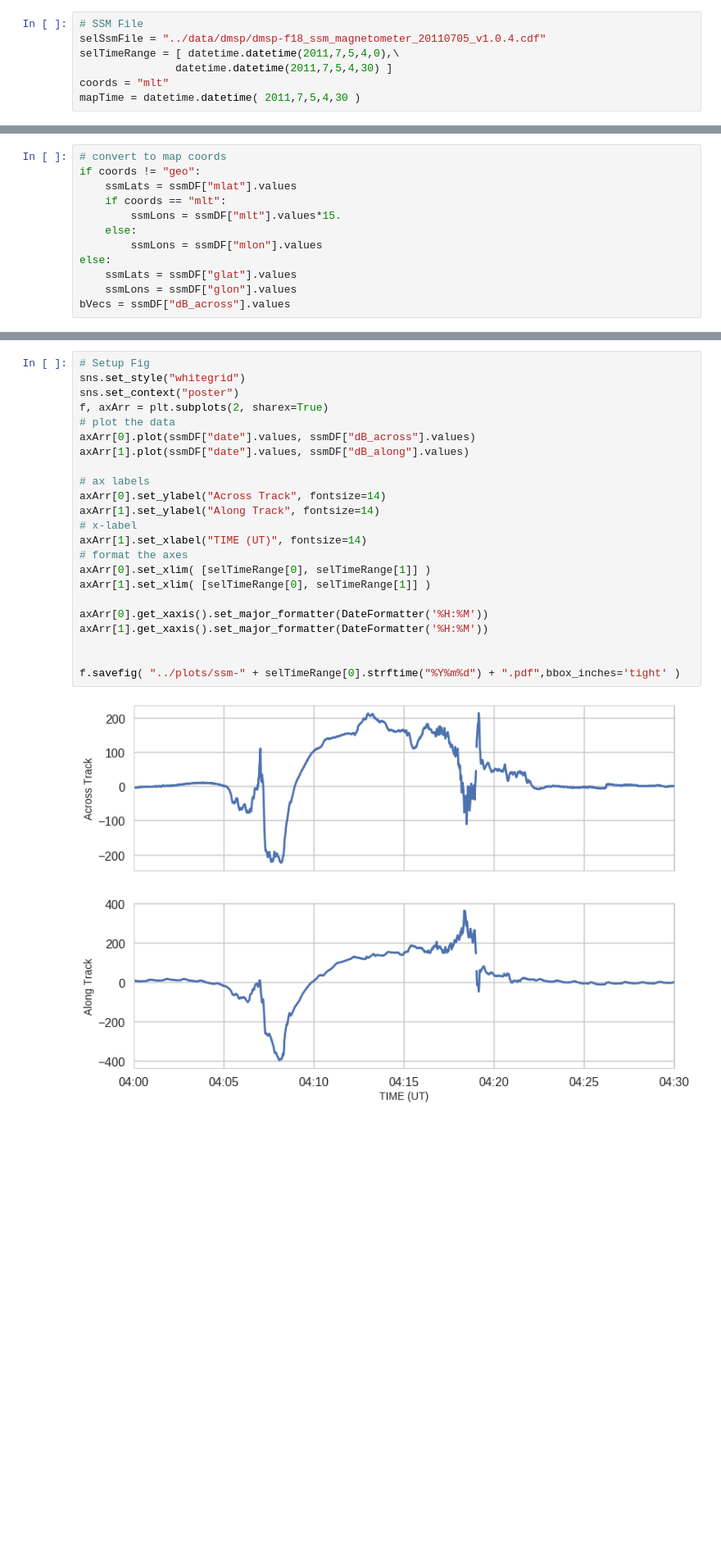
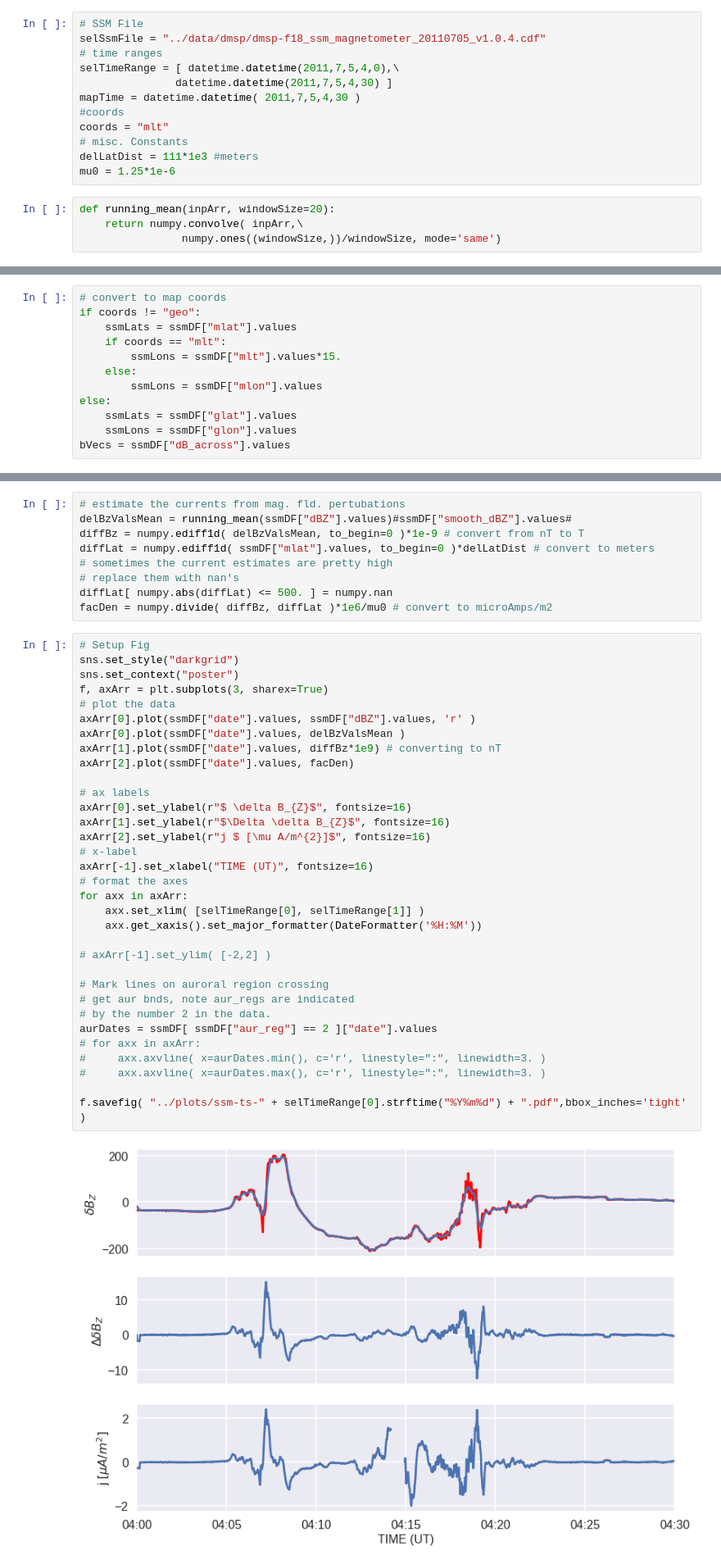
Before and after one commit to bharatreddy/scwsaps, a Jupyter notebook: ipy/ssm-20110705.ipynb, the cells around one changed output, grey strips where cells are left out. Shown at 82% size. Drawn from its saved outputs; the diff is of its cells as text; blank space fills up the shorter version.

```diff
--- a/ipy/ssm-20110705.ipynb
+++ b/ipy/ssm-20110705.ipynb
@@ -16,10 +16,19 @@ Populating the interactive namespace from numpy and matplotlib
 # %%
 # SSM File
 selSsmFile = "../data/dmsp/dmsp-f18_ssm_magnetometer_20110705_v1.0.4.cdf"
+# time ranges
 selTimeRange = [ datetime.datetime(2011,7,5,4,0),\
                datetime.datetime(2011,7,5,4,30) ]
+mapTime = datetime.datetime( 2011,7,5,4,30 )
+#coords
 coords = "mlt"
-mapTime = datetime.datetime( 2011,7,5,4,30 )
+# misc. Constants
+delLatDist = 111*1e3 #meters
+mu0 = 1.25*1e-6
+# %%
+def running_mean(inpArr, windowSize=20):
+    return numpy.convolve( inpArr,\
+                numpy.ones((windowSize,))/windowSize, mode='same')
 # %%
 cdf = pycdf.CDF(selSsmFile)
 # create a SSMDF
@@ -113,25 +138,44 @@ WARNING:root:setting dateTime to datetime
+# %%
+# estimate the currents from mag. fld. pertubations
+delBzValsMean = running_mean(ssmDF["dBZ"].values)#ssmDF["smooth_dBZ"].values#
+diffBz = numpy.ediff1d( delBzValsMean, to_begin=0 )*1e-9 # convert from nT to T
+diffLat = numpy.ediff1d( ssmDF["mlat"].values, to_begin=0 )*delLatDist # convert to meters
+# sometimes the current estimates are pretty high
+# replace them with nan's
+diffLat[ numpy.abs(diffLat) <= 500. ] = numpy.nan
+facDen = numpy.divide( diffBz, diffLat )*1e6/mu0 # convert to microAmps/m2
 # %%
 # Setup Fig
-sns.set_style("whitegrid")
+sns.set_style("darkgrid")
 sns.set_context("poster")
-f, axArr = plt.subplots(2, sharex=True)
+f, axArr = plt.subplots(3, sharex=True)
 # plot the data
-axArr[0].plot(ssmDF["date"].values, ssmDF["dB_across"].values)
-axArr[1].plot(ssmDF["date"].values, ssmDF["dB_along"].values)
+axArr[0].plot(ssmDF["date"].values, ssmDF["dBZ"].values, 'r' )
+axArr[0].plot(ssmDF["date"].values, delBzValsMean )
+axArr[1].plot(ssmDF["date"].values, diffBz*1e9) # converting to nT
+axArr[2].plot(ssmDF["date"].values, facDen)
 
 # ax labels
-axArr[0].set_ylabel("Across Track", fontsize=14)
-axArr[1].set_ylabel("Along Track", fontsize=14)
+axArr[0].set_ylabel(r"$ \delta B_{Z}$", fontsize=16)
+axArr[1].set_ylabel(r"$\Delta \delta B_{Z}$", fontsize=16)
+axArr[2].set_ylabel(r"j $ [\mu A/m^{2}]$", fontsize=16)
 # x-label
-axArr[1].set_xlabel("TIME (UT)", fontsize=14)
+axArr[-1].set_xlabel("TIME (UT)", fontsize=16)
 # format the axes
-axArr[0].set_xlim( [selTimeRange[0], selTimeRange[1]] )
-axArr[1].set_xlim( [selTimeRange[0], selTimeRange[1]] )
+for axx in axArr:
+    axx.set_xlim( [selTimeRange[0], selTimeRange[1]] )
+    axx.get_xaxis().set_major_formatter(DateFormatter('%H:%M'))
 
-axArr[0].get_xaxis().set_major_formatter(DateFormatter('%H:%M'))
-axArr[1].get_xaxis().set_major_formatter(DateFormatter('%H:%M'))
+# axArr[-1].set_ylim( [-2,2] )
 
+# Mark lines on auroral region crossing
+# get aur bnds, note aur_regs are indicated
+# by the number 2 in the data.
+aurDates = ssmDF[ ssmDF["aur_reg"] == 2 ]["date"].values
+# for axx in axArr:
+#     axx.axvline( x=aurDates.min(), c='r', linestyle=":", linewidth=3. )
+#     axx.axvline( x=aurDates.max(), c='r', linestyle=":", linewidth=3. )
 
-f.savefig( "../plots/ssm-" + selTimeRange[0].strftime("%Y%m%d") + ".pdf",bbox_inches='tight' )
+f.savefig( "../plots/ssm-ts-" + selTimeRange[0].strftime("%Y%m%d") + ".pdf",bbox_inches='tight' )
 # %% [output]
-[figure, old version]
+[figure, new version]
```
Also changed, not shown: parts of 8 cells of this notebook, 5 other files.
